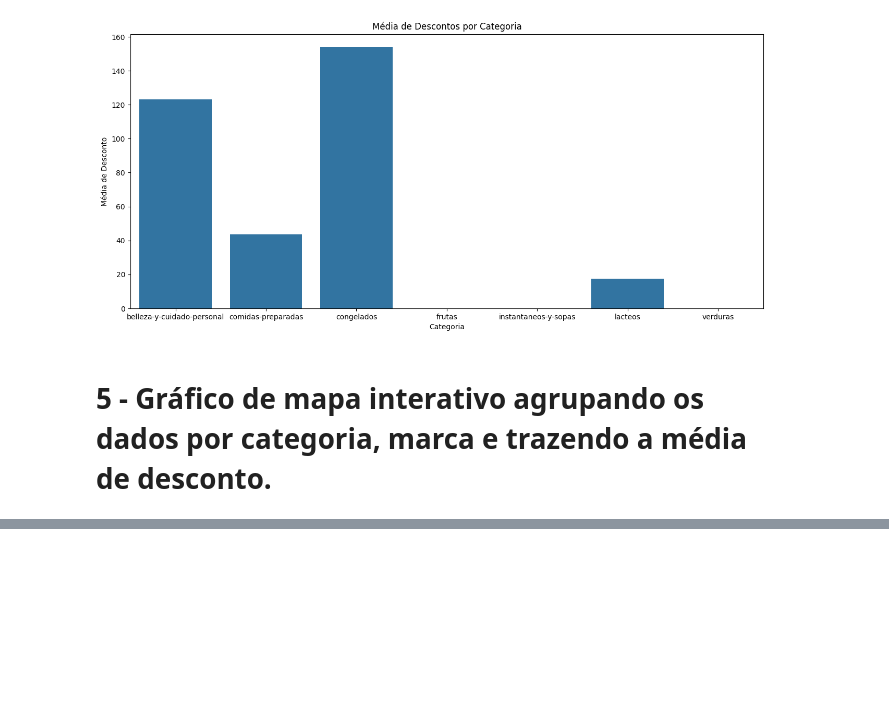
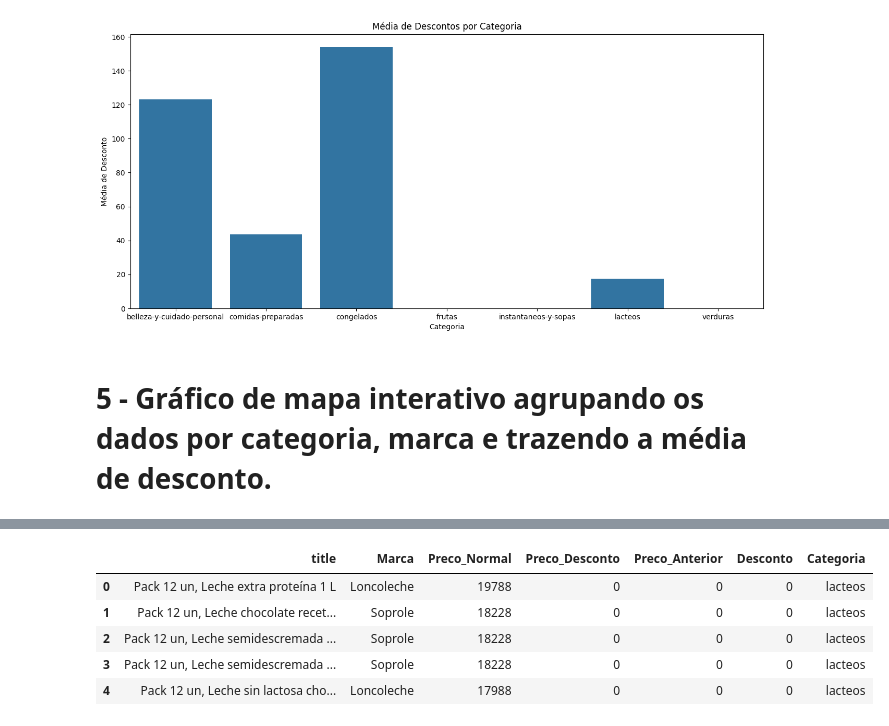
Before and after one commit to mateusfelizardo1/projeto-supermercado, a Jupyter notebook: Cientista_de_Dados_M13_Projeto.ipynb, the cells around one changed output, grey strips where cells are left out. Saved outputs shown, nothing was run; the diff lists cells and outputs as text; code cells hidden in the pictures; blank space fills up the shorter version.

```diff
--- a/Cientista_de_Dados_M13_Projeto.ipynb
+++ b/Cientista_de_Dados_M13_Projeto.ipynb
@@ -152,5 +152,5 @@ fig = px.bar(
     title='Média de Desconto por Categoria e Marca'
 )
 
-fig.show()
+df.head()
 # %% [output]
@@ -157,0 +157,6 @@ fig.show()
+|  | title | Marca | Preco_Normal | Preco_Desconto | Preco_Anterior | Desconto | Categoria |
+| 0 | Pack 12 un, Leche extra proteína 1 L | Loncoleche | 19788 | 0 | 0 | 0 | lacteos |
+| 1 | Pack 12 un, Leche chocolate recet... | Soprole | 18228 | 0 | 0 | 0 | lacteos |
+| 2 | Pack 12 un, Leche semidescremada ... | Soprole | 18228 | 0 | 0 | 0 | lacteos |
+| 3 | Pack 12 un, Leche semidescremada ... | Soprole | 18228 | 0 | 0 | 0 | lacteos |
+| 4 | Pack 12 un, Leche sin lactosa cho... | Loncoleche | 17988 | 0 | 0 | 0 | lacteos |
```
Also changed, not shown: parts of 2 cells of this notebook.
